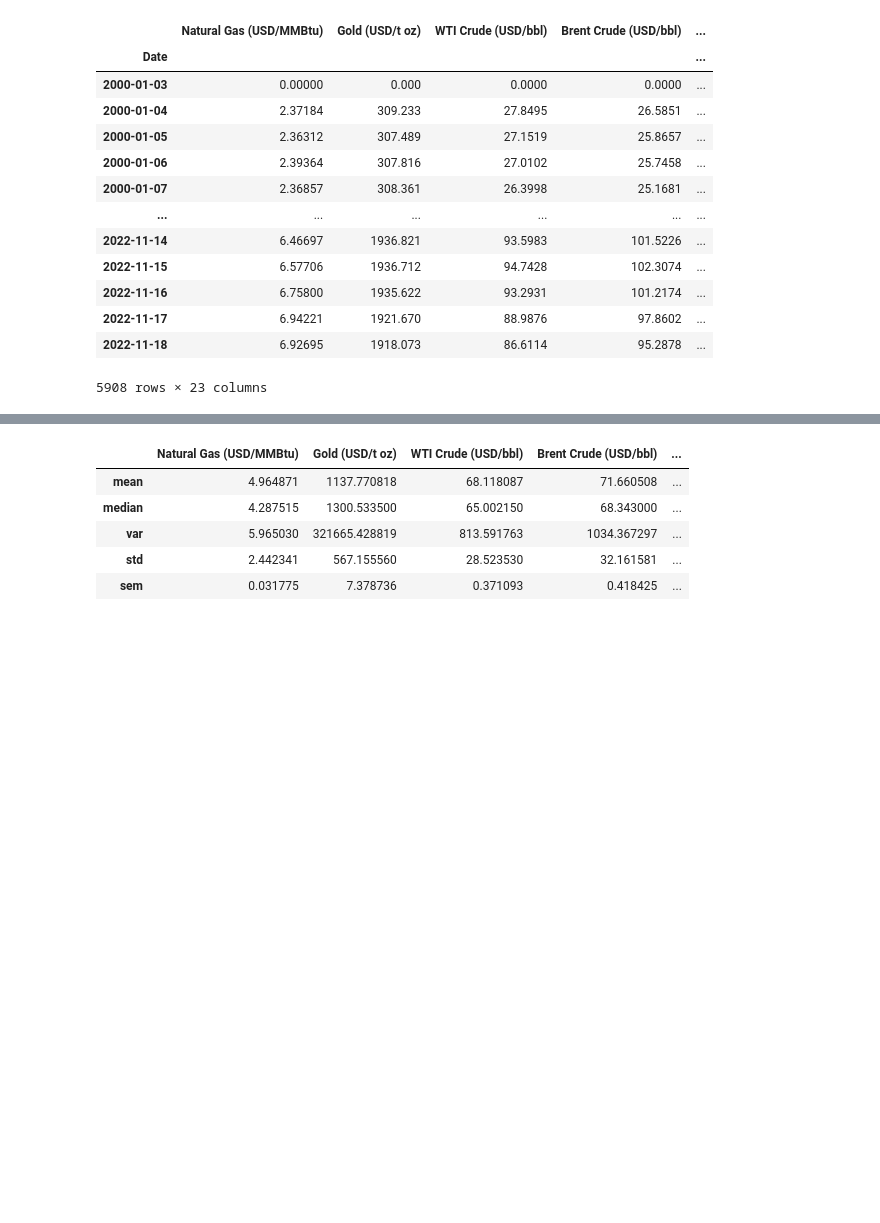
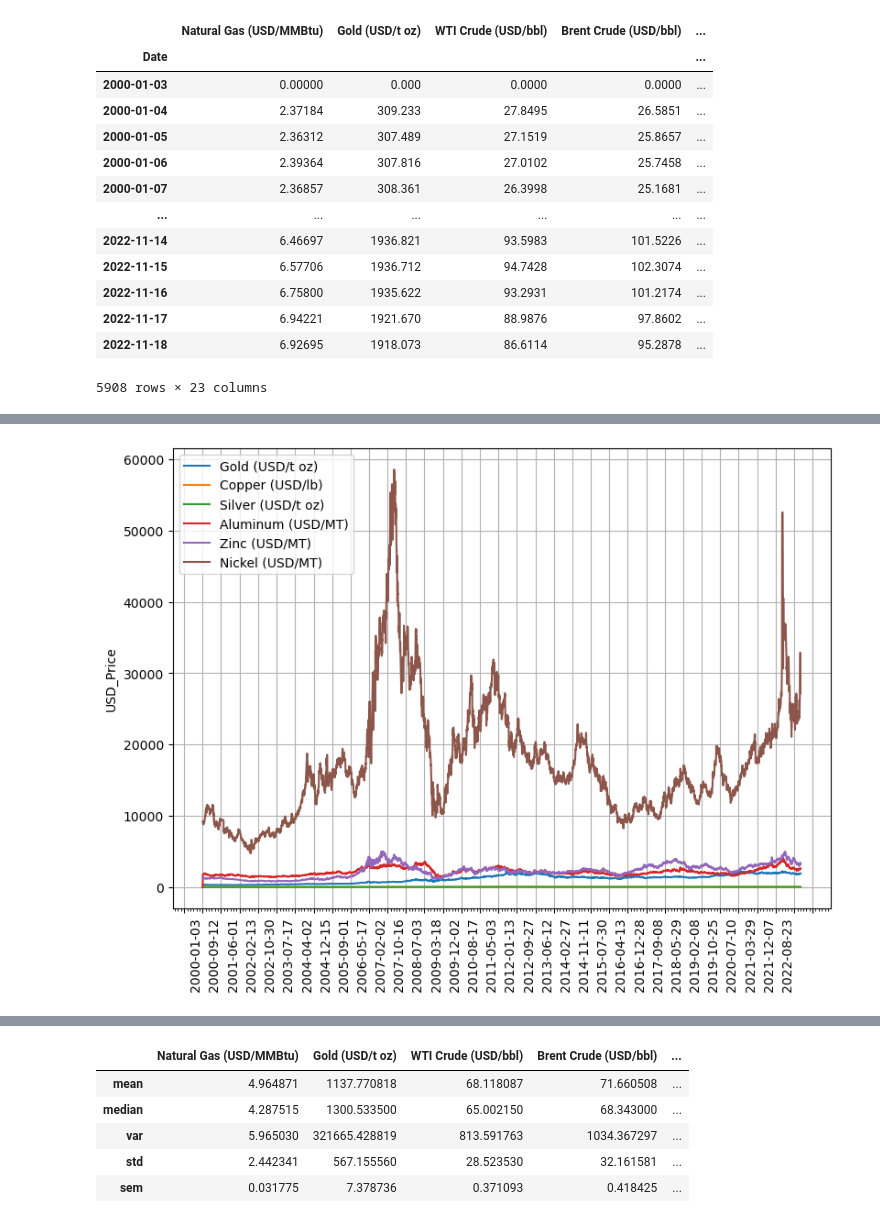
Before and after one commit to dylanmcgullam/Group-Project-1, a Jupyter notebook: commodities.ipynb, the cells around one changed output, grey strips where cells are left out. Drawn from its saved outputs; the diff is of its cells as text; code cells hidden in the pictures; blank space fills up the shorter version.

```diff
--- a/commodities.ipynb
+++ b/commodities.ipynb
@@ -5,8 +5,8 @@ import numpy as np
 from sklearn import datasets
 import pandas as pd
 # %%
-commodities = pd.read_csv("Resources/commodity_futures.csv", index_col="Date")
-commodities.head()
+usd_commodities = pd.read_csv("Resources/commodity_futures.csv", index_col="Date")
+usd_commodities.head()
 # %% [output]
 |  | NATURAL GAS | GOLD | WTI CRUDE | BRENT CRUDE | SOYBEANS | CORN | COPPER | SILVER | ... |
 | Date |  |  |  |  |  |  |  |  | ... |
@@ -17,7 +17,7 @@ commodities.head()
 | 2000-01-07 | 2.173 | 282.9 | 24.22 | 23.09 | 471.50 | 207.00 | 0.8540 | 5.195 | ... |
 5 rows × 23 columns
 # %%
-new_commodities = commodities.fillna(0)
+new_commodities = usd_commodities.fillna(0)
 new_commodities
 # %% [output]
 |  | NATURAL GAS | GOLD | WTI CRUDE | BRENT CRUDE | SOYBEANS | CORN | COPPER | SILVER | ... |
@@ -95,3 +95,6 @@ usd_commodities
 | 2022-11-17 | 6.94221 | 1921.670 | 88.9876 | 97.8602 | ... |
 | 2022-11-18 | 6.92695 | 1918.073 | 86.6114 | 95.2878 | ... |
 5908 rows × 23 columns
+# %%
+Metals = usd_commodities[['Gold (USD/t oz)', 'Copper (USD/lb)', 'Silver (USD/t oz)', 'Aluminum (USD/MT)', 'Zinc (USD/MT)', 'Nickel (USD/MT)']]
+Metals.head()
@@ -97,0 +109,24 @@ usd_commodities
+# %%
+from matplotlib import dates
+
+
+fig, axs = plt.subplots(figsize=(8,6), constrained_layout=True)
+ax = plt.gca()
+x = Metals.index
+ax.plot(x, Metals["Gold (USD/t oz)"], label="Gold (USD/t oz)")
+ax.plot(x, Metals["Copper (USD/lb)"], label="Copper (USD/lb)")
+ax.plot(x, Metals["Silver (USD/t oz)"], label="Silver (USD/t oz)")
+ax.plot(x, Metals["Aluminum (USD/MT)"], label="Aluminum (USD/MT)")
+ax.plot(x, Metals["Zinc (USD/MT)"], label="Zinc (USD/MT)")
+ax.plot(x, Metals["Nickel (USD/MT)"], label="Nickel (USD/MT)")
+ax.xaxis.set_major_locator(dates.MonthLocator(bymonth=(1,7)))
+ax.xaxis.set_minor_locator(dates.MonthLocator())
+for label in ax.get_xticklabels(which='major'):
+    label.set(rotation=90, horizontalalignment='right')
+ax.grid(True)
+ax.set_ylabel('USD_Price')
+# ax.little('Metals: Upstream')
+plt.legend()
+plt.show()
+# %% [output]
+[figure, added]
```
Also changed, not shown: parts of 3 cells of this notebook.
